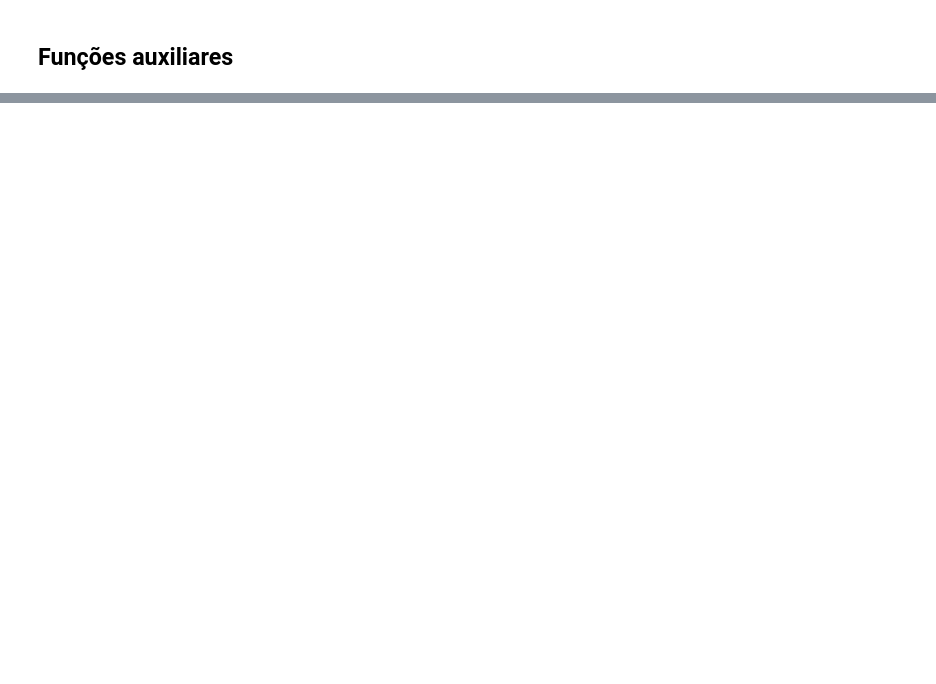
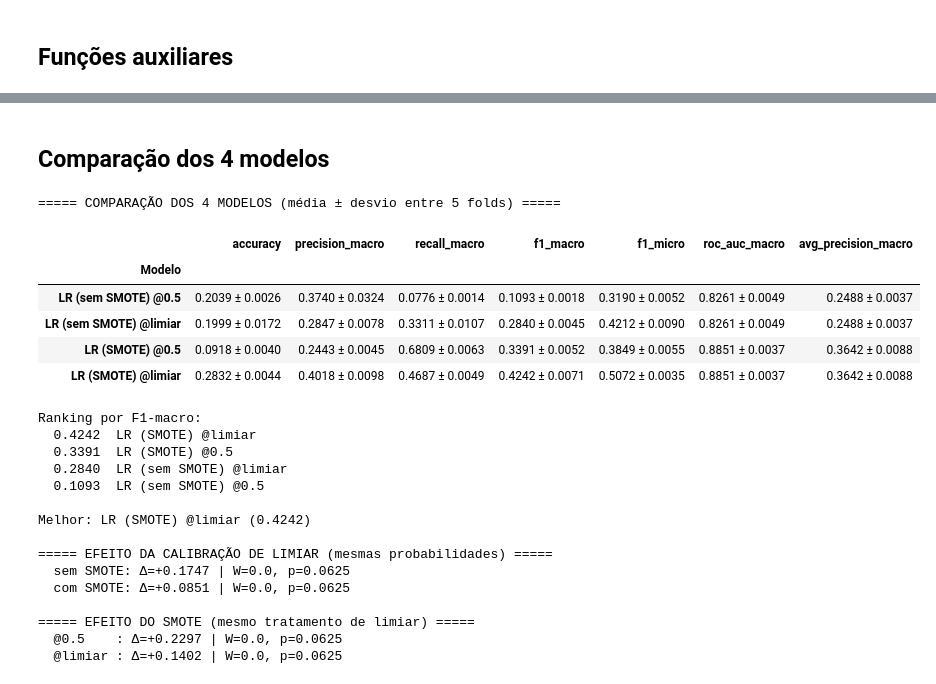
Before and after one commit to LuanBarbs/tcc-emotion-detection-nlp, a Jupyter notebook: src/baseline_LR.ipynb, the cells around one changed output, grey strips where cells are left out. Saved outputs shown, nothing was run; the diff lists cells and outputs as text; code cells hidden in the pictures; blank space fills up the shorter version.

```diff
--- a/src/baseline_LR.ipynb
+++ b/src/baseline_LR.ipynb
@@ -318,0 +491,75 @@ print("\n✓ Nested CV concluído.")
+# %% [markdown]
+## Comparação dos 4 modelos
+# %%
+SUMMARY_KEYS = ["accuracy", "precision_macro", "recall_macro",
+                "f1_macro", "f1_micro", "roc_auc_macro", "avg_precision_macro"]
+
+def folds_frame(metric_list):
+    return pd.DataFrame(
+        [{k: m[k] for k in SUMMARY_KEYS} for m in metric_list],
+        index=[m["outer_fold"] for m in metric_list],
+    )
+
+model_frames = {name: folds_frame(v) for name, v in model_fold_metrics.items()}
+
+rows = []
+for name, d in model_frames.items():
+    row = {"Modelo": name}
+    for c in SUMMARY_KEYS:
+        row[c] = f"{d[c].mean():.4f} ± {d[c].std():.4f}"
+    rows.append(row)
+df_compare = pd.DataFrame(rows).set_index("Modelo")
+
+print("===== COMPARAÇÃO DOS 4 MODELOS (média ± desvio entre 5 folds) =====")
+display(df_compare)
+
+# Ranking por F1-macro médio
+ranking = (
+    pd.Series({name: d["f1_macro"].mean() for name, d in model_frames.items()})
+    .sort_values(ascending=False)
+)
+print("\nRanking por F1-macro:")
+for name, v in ranking.items():
+    print(f"  {v:.4f}  {name}")
+print(f"\nMelhor: {ranking.index[0]} ({ranking.iloc[0]:.4f})")
+
+# Testes de Wilcoxon pareados (n=5 folds)
+def wilcox(a_name, b_name):
+    a = model_frames[a_name]["f1_macro"].values
+    b = model_frames[b_name]["f1_macro"].values
+    try:
+        s, p = wilcoxon(a, b)
+        return f"Δ={a.mean() - b.mean():+.4f} | W={s:.1f}, p={p:.4f}"
+    except ValueError as e:
+        return f"Δ={a.mean() - b.mean():+.4f} | Wilcoxon N/A ({e})"
+
+print("\n===== EFEITO DA CALIBRAÇÃO DE LIMIAR (mesmas probabilidades) =====")
+print("  sem SMOTE:", wilcox("LR (sem SMOTE) @limiar", "LR (sem SMOTE) @0.5"))
+print("  com SMOTE:", wilcox("LR (SMOTE) @limiar", "LR (SMOTE) @0.5"))
+
+print("\n===== EFEITO DO SMOTE (mesmo tratamento de limiar) =====")
+print("  @0.5    :", wilcox("LR (SMOTE) @0.5", "LR (sem SMOTE) @0.5"))
+print("  @limiar :", wilcox("LR (SMOTE) @limiar", "LR (sem SMOTE) @limiar"))
+# %% [output]
+===== COMPARAÇÃO DOS 4 MODELOS (média ± desvio entre 5 folds) =====
+|  | accuracy | precision_macro | recall_macro | f1_macro | f1_micro | roc_auc_macro | avg_precision_macro |
+| Modelo |  |  |  |  |  |  |  |
+| LR (sem SMOTE) @0.5 | 0.2039 ± 0.0026 | 0.3740 ± 0.0324 | 0.0776 ± 0.0014 | 0.1093 ± 0.0018 | 0.3190 ± 0.0052 | 0.8261 ± 0.0049 | 0.2488 ± 0.0037 |
+| LR (sem SMOTE) @limiar | 0.1999 ± 0.0172 | 0.2847 ± 0.0078 | 0.3311 ± 0.0107 | 0.2840 ± 0.0045 | 0.4212 ± 0.0090 | 0.8261 ± 0.0049 | 0.2488 ± 0.0037 |
+| LR (SMOTE) @0.5 | 0.0918 ± 0.0040 | 0.2443 ± 0.0045 | 0.6809 ± 0.0063 | 0.3391 ± 0.0052 | 0.3849 ± 0.0055 | 0.8851 ± 0.0037 | 0.3642 ± 0.0088 |
+| LR (SMOTE) @limiar | 0.2832 ± 0.0044 | 0.4018 ± 0.0098 | 0.4687 ± 0.0049 | 0.4242 ± 0.0071 | 0.5072 ± 0.0035 | 0.8851 ± 0.0037 | 0.3642 ± 0.0088 |
+Ranking por F1-macro:
+  0.4242  LR (SMOTE) @limiar
+  0.3391  LR (SMOTE) @0.5
+  0.2840  LR (sem SMOTE) @limiar
+  0.1093  LR (sem SMOTE) @0.5
+
+Melhor: LR (SMOTE) @limiar (0.4242)
+
+===== EFEITO DA CALIBRAÇÃO DE LIMIAR (mesmas probabilidades) =====
+  sem SMOTE: Δ=+0.1747 | W=0.0, p=0.0625
+  com SMOTE: Δ=+0.0851 | W=0.0, p=0.0625
+
+===== EFEITO DO SMOTE (mesmo tratamento de limiar) =====
+  @0.5    : Δ=+0.2297 | W=0.0, p=0.0625
+  @limiar : Δ=+0.1402 | W=0.0, p=0.0625
```
Also changed, not shown: parts of 28 cells of this notebook, 6 other files.
